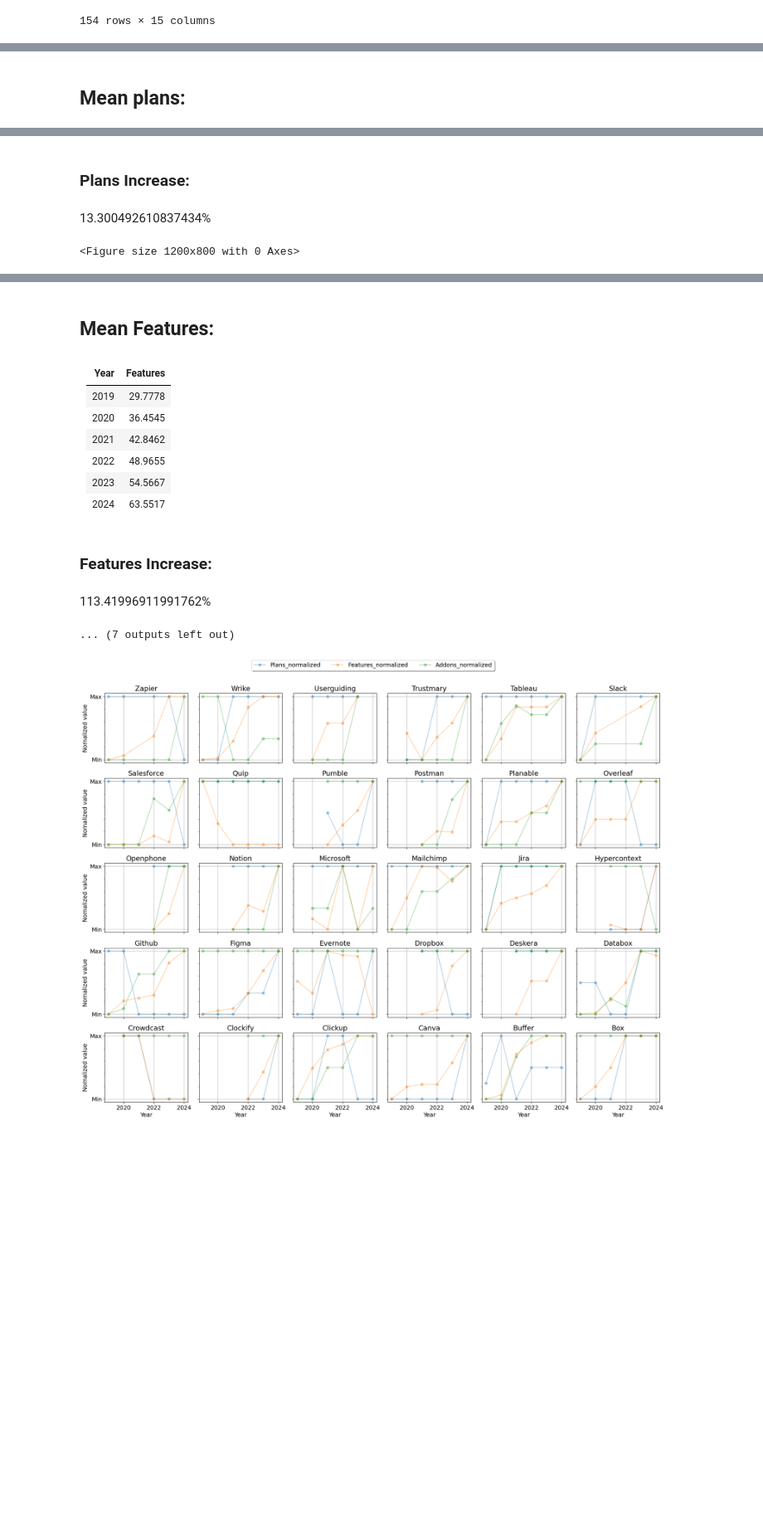
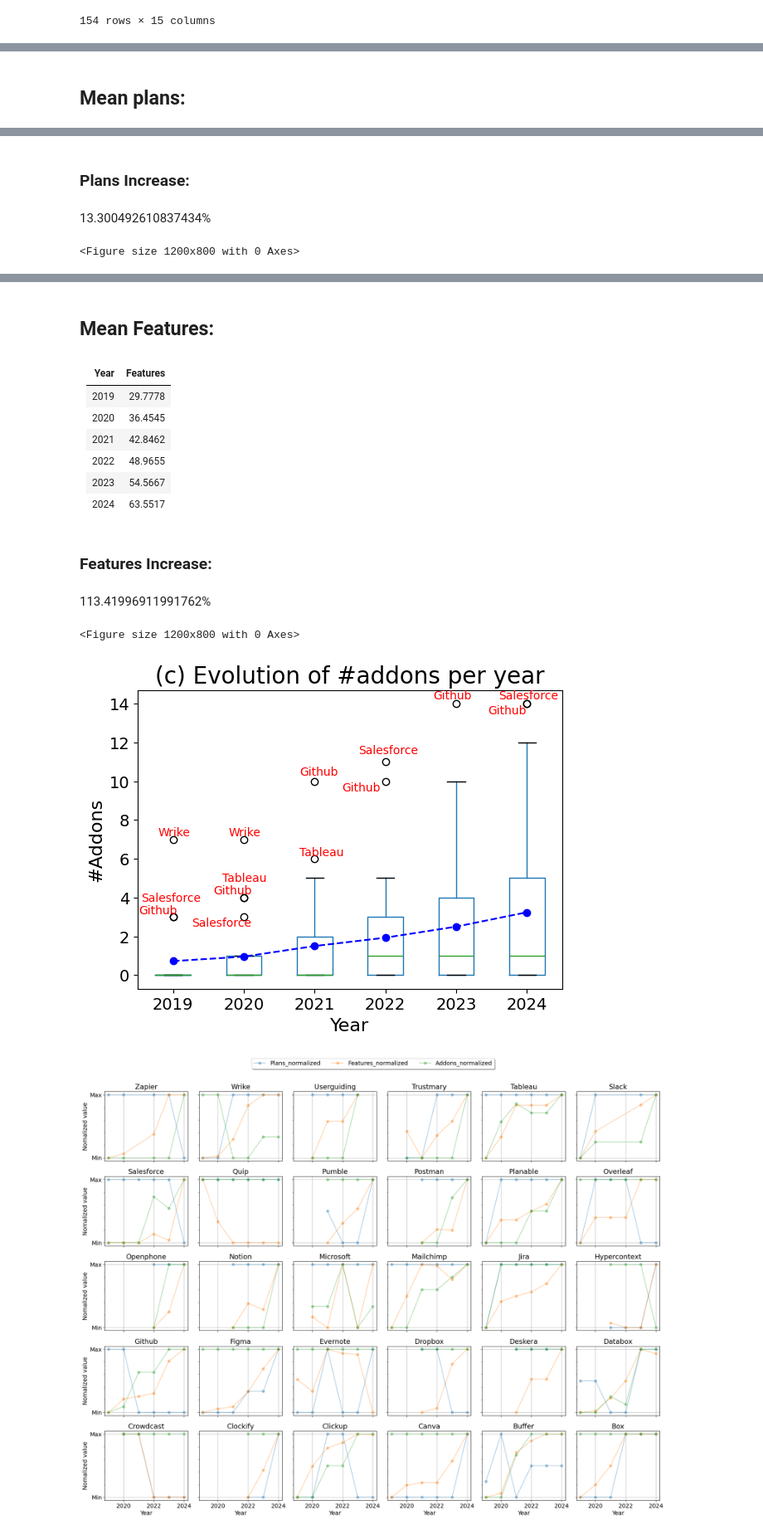
Before and after one commit to isa-group/SaaS-analysis, a Jupyter notebook: scripts/analytics/figures.ipynb, the cells around one changed output, grey strips where cells are left out. Shown at 83% size. Cells and saved outputs as stored; diff of their text form; code cells hidden in the pictures; blank space fills up the shorter version.

Commit message:
Statistical tests and effect size estimations

```diff
--- a/scripts/analytics/figures.ipynb
+++ b/scripts/analytics/figures.ipynb
@@ -347,7 +357,6 @@ plt.title('(a) Evolution of #plans per year', fontsize=titleSize)
 plt.suptitle('')
 plt.xlabel('Year', fontsize=axisSize)
 plt.ylabel('#Plans',fontsize=axisSize)
-plt.savefig("./../../figures/SaaS_Plans_Distribution_Evolution.pdf", format='pdf', dpi=300)
 plt.savefig("./../../figures/SaaS_Plans_Distribution_Evolution.png", format='png', dpi=300)
 plt.show()
 display(Markdown("## Mean plans:"))
@@ -381,7 +390,6 @@ plt.title('(b) Evolution of #features per year', fontsize=titleSize)
 plt.suptitle('')
 plt.xlabel('Year', fontsize=axisSize)
 plt.ylabel('#Features', fontsize=axisSize)
-plt.savefig("./../../figures/SaaS_Features_Distribution_Evolution.pdf", format='pdf', dpi=300)
 plt.savefig("./../../figures/SaaS_Features_Distribution_Evolution.png", format='png', dpi=300)
 plt.show()
 
@@ -416,51 +424,37 @@ plt.title('(c) Evolution of #addons per year', fontsize=titleSize)
 plt.suptitle('')
 plt.xlabel('Year', fontsize=axisSize)
 plt.ylabel('#Addons', fontsize=axisSize)
-plt.savefig("./../../figures/SaaS_Addons_Distribution_Evolution.pdf", format='pdf', dpi=300)
 plt.savefig("./../../figures/SaaS_Addons_Distribution_Evolution.png", format='png', dpi=300)
 plt.show()
-
-display(Markdown("## Mean addons:"))
-display(Markdown(means.to_markdown()))
-display(Markdown("### Addons Increase:"))
-display(Markdown(str((means[2024]/means[2019] -1)*100)+"%"))
-plt.title('(c) Evolution of #addons per year', fontdict={'fontsize': 16})
-plt.suptitle('')
-plt.xlabel('Year', fontdict={'fontsize': 14})
-plt.xticks(fontsize=12)
-plt.ylabel('#Addons', fontdict={'fontsize': 14})
-plt.yticks(fontsize=12)
-plt.savefig("./../../figures/SaaS_Addons_Distribution_Evolution.pdf", format='pdf', dpi=300)
-plt.savefig("./../../figures/SaaS_Addons_Distribution_Evolution.png", format='png', dpi=300)
-plt.show()
 # %% [output]
 <Figure size 1200x800 with 0 Axes>
 [figure]
 ## Mean plans:
 |   Year |   Plans |
 |-------:|--------:|
 |   2019 | 3.5     |
 |   2020 | 3.81818 |
 |   2021 | 3.61538 |
 |   2022 | 3.75862 |
 |   2023 | 3.73333 |
 |   2024 | 3.96552 |
 ### Plans Increase:
 13.300492610837434%
 <Figure size 1200x800 with 0 Axes>
 [figure]
 ## Mean Features:
 |   Year |   Features |
 |-------:|-----------:|
 |   2019 |    29.7778 |
 |   2020 |    36.4545 |
 |   2021 |    42.8462 |
 |   2022 |    48.9655 |
 |   2023 |    54.5667 |
 |   2024 |    63.5517 |
 ### Features Increase:
 113.41996911991762%
-... (7 outputs left out)
+<Figure size 1200x800 with 0 Axes>
+[figure, added]
 # %%
 # Setting up the subplots as a 5x6 grid
 fig, axes = plt.subplots(nrows=5, ncols=6, figsize=(20, 15), sharex=True, sharey=True)
```
Also changed, not shown: parts of 11 cells of this notebook, 2 other files.
